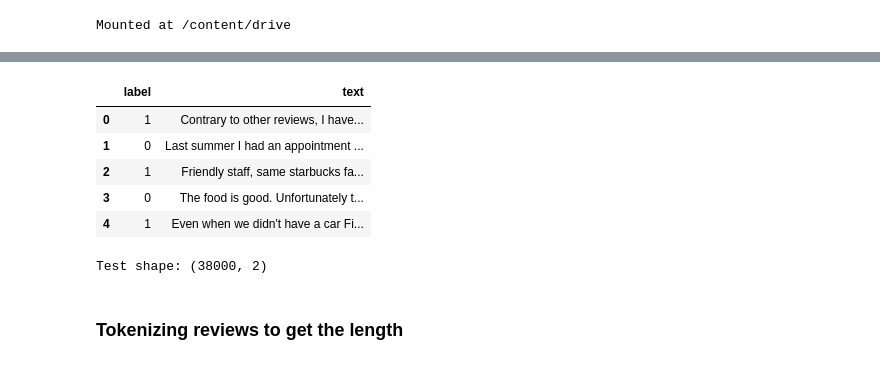
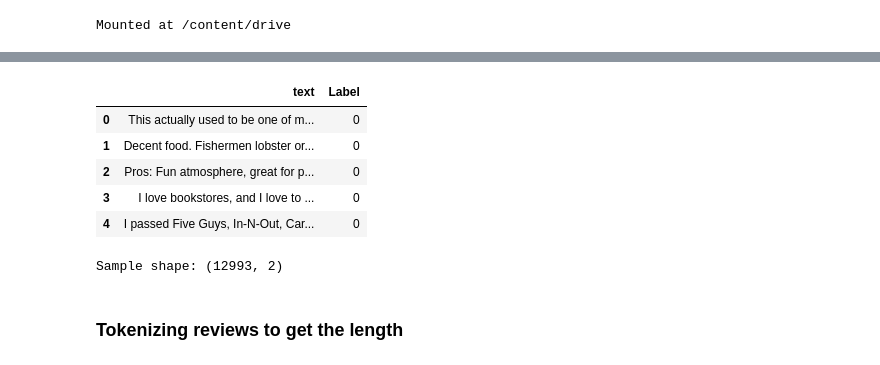
Before and after one commit to lupis30puc/yelp_bert_random_forest, a Jupyter notebook: Yelp_polarity_preprocessing_for_BERT.ipynb, the cells around one changed output, grey strips where cells are left out. Saved outputs shown, nothing was run; the diff lists cells and outputs as text; code cells hidden in the pictures.

```diff
--- a/Yelp_polarity_preprocessing_for_BERT.ipynb
+++ b/Yelp_polarity_preprocessing_for_BERT.ipynb
@@ -65,17 +47,18 @@ See the caveats in the documentation: https://pandas.pydata.org/pandas-docs/stab
-# %%
-test_df.head()
-# %% [output]
-|  | label | text |
-| 0 | 1 | Contrary to other reviews, I have... |
-| 1 | 0 | Last summer I had an appointment ... |
-| 2 | 1 | Friendly staff, same starbucks fa... |
-| 3 | 0 | The food is good. Unfortunately t... |
-| 4 | 1 | Even when we didn't have a car Fi... |
+# %%
+sample_reviews.drop(labels= 'Unnamed: 0', axis=1, inplace=True)
+sample_reviews.head()
+# %% [output]
+|  | text | Label |
+| 0 | This actually used to be one of m... | 0 |
+| 1 | Decent food. Fishermen lobster or... | 0 |
+| 2 | Pros: Fun atmosphere, great for p... | 0 |
+| 3 | I love bookstores, and I love to ... | 0 |
+| 4 | I passed Five Guys, In-N-Out, Car... | 0 |
 # %%
 #print('Train shape: ' + str(train_df.shape))
-print('Test shape: ' + str(test_df.shape))
+print('Sample shape: ' + str(sample_reviews.shape))
 # %% [output]
-Test shape: (38000, 2)
+Sample shape: (12993, 2)
 # %% [markdown]
 ### Tokenizing reviews to get the length
 # %%
```
Also changed, not shown: parts of 22 cells of this notebook.
